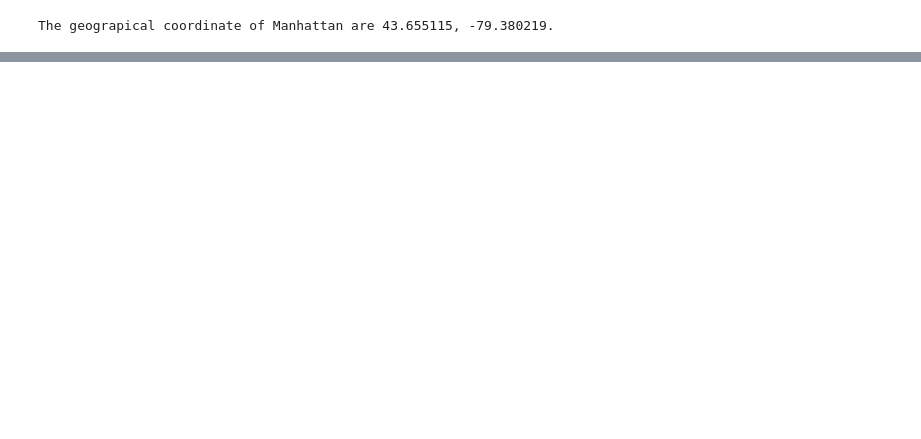
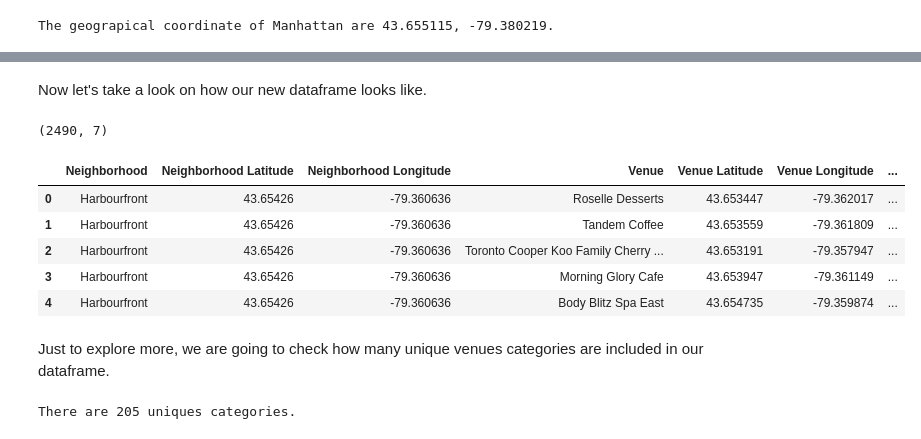
Before and after one commit to FelipedelaMora/Coursera_Capstone, a Jupyter notebook: Capstone_Project_week3.ipynb, the cells around one changed output, grey strips where cells are left out. Cells and saved outputs as stored; diff of their text form; code cells hidden in the pictures; blank space fills up the shorter version.

```diff
--- a/Capstone_Project_week3.ipynb
+++ b/Capstone_Project_week3.ipynb
@@ -177,7 +174,7 @@ for lat, lng, borough, neighborhood in zip(canada['Latitude'], canada['Longitude
         [lat, lng],
         radius=5,
         popup=label,
-        color='blue',
+        color='purple',
         fill=True,
         fill_color='#3186cc',
         fill_opacity=0.7,
@@ -228,0 +318,19 @@ map_downtown
+# %% [markdown]
+Now let's take a look on how our new dataframe looks like.
+# %%
+print(toronto_venues.shape)
+toronto_venues.head()
+# %% [output]
+(2490, 7)
+|  | Neighborhood | Neighborhood Latitude | Neighborhood Longitude | Venue | Venue Latitude | Venue Longitude | ... |
+| 0 | Harbourfront | 43.65426 | -79.360636 | Roselle Desserts | 43.653447 | -79.362017 | ... |
+| 1 | Harbourfront | 43.65426 | -79.360636 | Tandem Coffee | 43.653559 | -79.361809 | ... |
+| 2 | Harbourfront | 43.65426 | -79.360636 | Toronto Cooper Koo Family Cherry ... | 43.653191 | -79.357947 | ... |
+| 3 | Harbourfront | 43.65426 | -79.360636 | Morning Glory Cafe | 43.653947 | -79.361149 | ... |
+| 4 | Harbourfront | 43.65426 | -79.360636 | Body Blitz Spa East | 43.654735 | -79.359874 | ... |
+# %% [markdown]
+Just to explore more, we are going to check how many unique venues categories are included in our dataframe.
+# %%
+print('There are {} uniques categories.'.format(len(toronto_venues['Venue Category'].unique())))
+# %% [output]
+There are 205 uniques categories.
```
Also changed, not shown: parts of 43 cells of this notebook.
